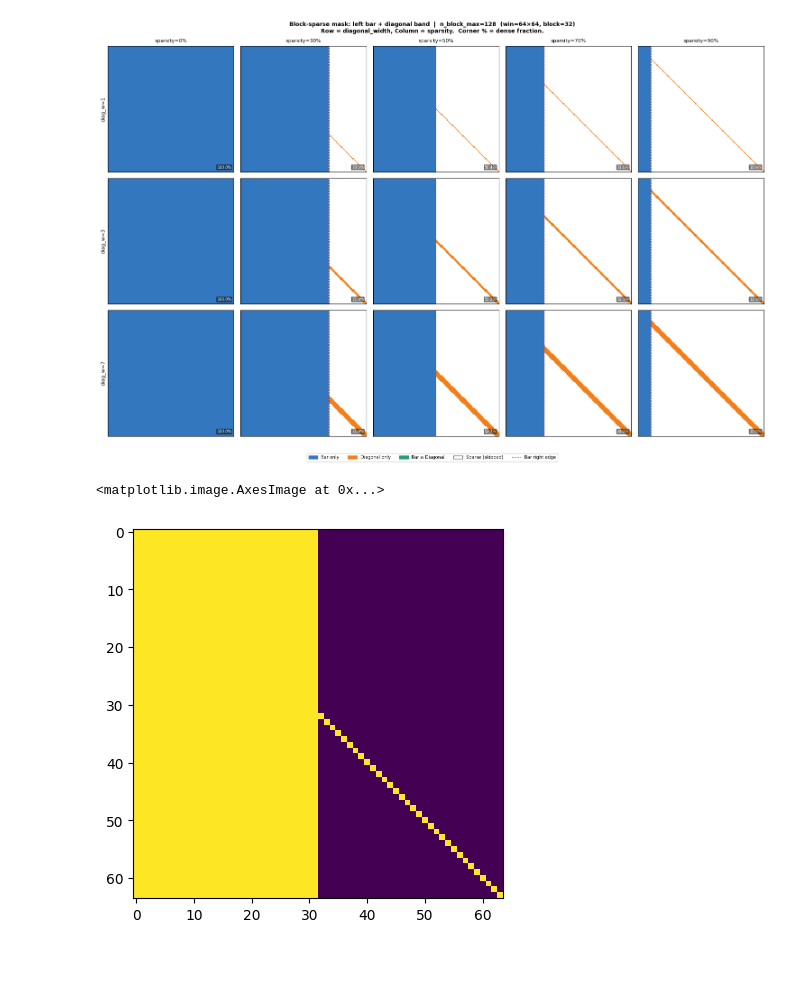
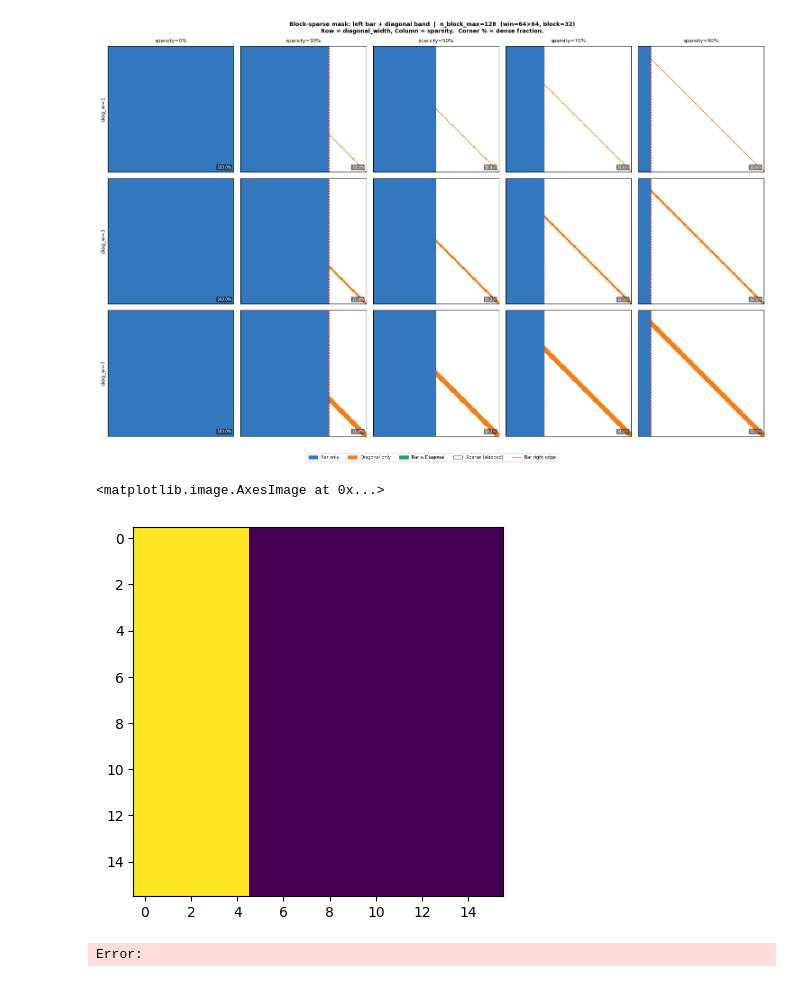
Before and after one commit to hchautran/SAM_Quantization, a Jupyter notebook: notebook.ipynb, the cells around one changed output. Cells and saved outputs as stored; diff of their text form; code cells hidden in the pictures.

```diff
--- a/notebook.ipynb
+++ b/notebook.ipynb
@@ -741,17 +741,46 @@ plt.show()
 # %% [output]
 [figure]
 # %%
-nm = 64
-nn = 64
 from cutlass.cute.runtime import from_dlpack
-def create_A_mask(nm, nn, sparsity):
-    t = torch.zeros(400, 16, nm, nn, dtype=torch.int32, device="cuda")
-    t = t + torch.eye(nm, nn, dtype=torch.int32, device="cuda")
-    t[:, :, :, :int(sparsity * nn)] = 1
+def make_A_mask(B, H, T, ratio, m_block, n_block,
+                band_width: int = 1,
+                keep_bar_scale: float = 1.0,
+                device="cuda"):
+    num_m_blocks = math.ceil(T / m_block)
+    num_n_blocks = math.ceil(T / n_block)
+
+    t = torch.zeros(B, H, num_m_blocks, num_n_blocks, dtype=torch.int32, device=device)
+
+    # Banded diagonal of width `band_width` (centered on the identity).
+    half = band_width // 2
+    for k in range(-half, band_width - half):
+        if k == 0:
+            i_m = torch.arange(min(num_m_blocks, num_n_blocks), device=device)
+            t[:, :, i_m, i_m] = 1
+        else:
+            i_m = torch.arange(max(0, -k), min(num_m_blocks, num_n_blocks - k), device=device)
+            t[:, :, i_m, i_m + k] = 1
+
+    # Reduced vertical "keep" bar.
+    n_keep_cols = int(ratio * num_n_blocks * keep_bar_scale)
+    if n_keep_cols > 0:
+        t[:, :, :, :(n_keep_cols - band_width +1 ) ] = 1
+
     ct = from_dlpack(t, assumed_align=4)
     return ct, t
 # %%
-plt.imshow(create_A_mask(nm, nn, 0.5)[1][0,0].cpu().numpy())
+from matplotlib import pyplot as plt
+import math
+import torch
+B =  1
+H =  16
+T =  256
+ratio = 0.25
+m_block  =  16
+n_block  =  16
+band = 0
+plt.imshow(make_A_mask(B, H, T, ratio, m_block, n_block, band_width=band)[1][0,0].cpu().numpy())
 # %% [output]
 <matplotlib.image.AxesImage at 0x...>
-[figure, old version]
+[figure, new version]
+Error:
```
Also changed, not shown: 20 other files.
